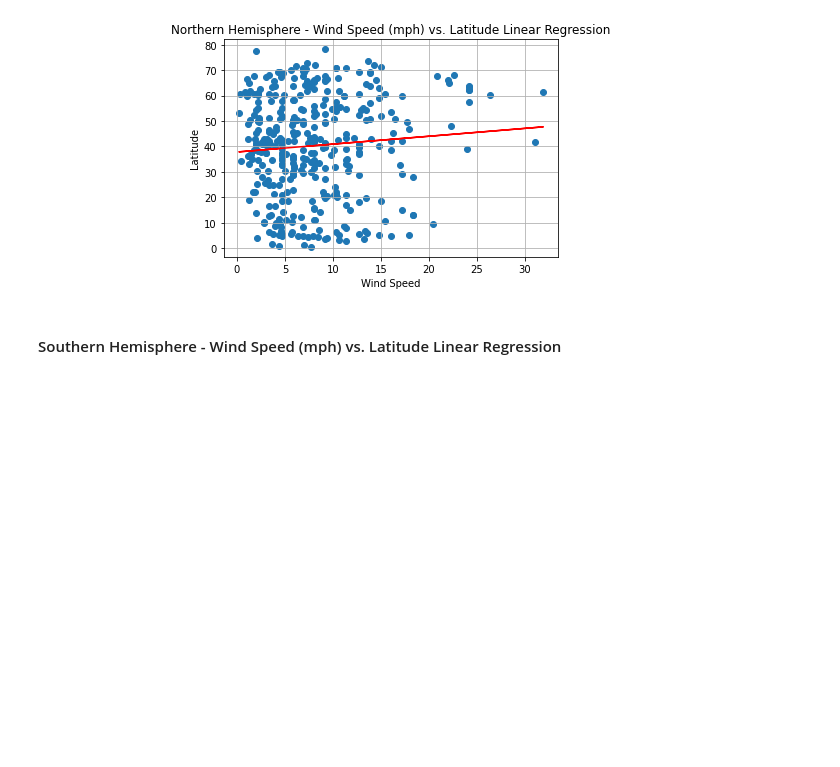
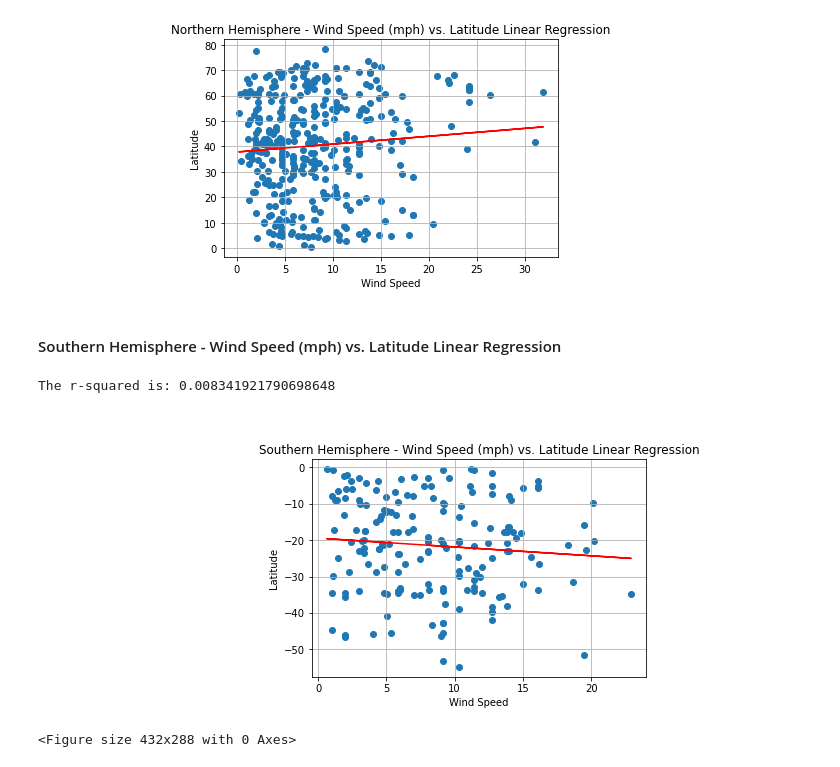
Before and after one commit to jdmerryman88/python-api-challenge, a Jupyter notebook: starter_code/WeatherPy/WeatherPy.ipynb, the cells around one changed output. Drawn from its saved outputs; the diff is of its cells as text; code cells hidden in the pictures; blank space fills up the shorter version.

```diff
--- a/starter_code/WeatherPy/WeatherPy.ipynb
+++ b/starter_code/WeatherPy/WeatherPy.ipynb
@@ -418,15 +439,20 @@ The r-squared is: 0.0069765187829731005
 # %%
 x_values = southern_hemi['Wind Speed']
 y_values = southern_hemi['Lat']
 (slope, intercept, rvalue, pvalue, stderr) = linregress(x_values, y_values)
 regress_values = x_values * slope + intercept
 line_eq = "y = " + str(round(slope,2)) + "x + " + str(round(intercept,2))
 plt.scatter(x_values,y_values)
 plt.plot(x_values,regress_values,"r-")
 plt.grid()
-plt.title('Northern Hemisphere - Wind Speed (mph) vs. Latitude Linear Regression')
+plt.title('Southern Hemisphere - Wind Speed (mph) vs. Latitude Linear Regression')
 plt.annotate(line_eq,(-20,10),fontsize=15,color="red")
 plt.xlabel('Wind Speed')
 plt.ylabel('Latitude')
 print(f"The r-squared is: {rvalue**2}")
 plt.show()
+plt.savefig("Images/Southern Hemisphere vs Wind Speed LR.png")
+# %% [output]
+The r-squared is: 0.008341921790698648
+[figure, added]
+<Figure size 432x288 with 0 Axes>
```
Also changed, not shown: parts of 11 cells of this notebook, 13 other files.
